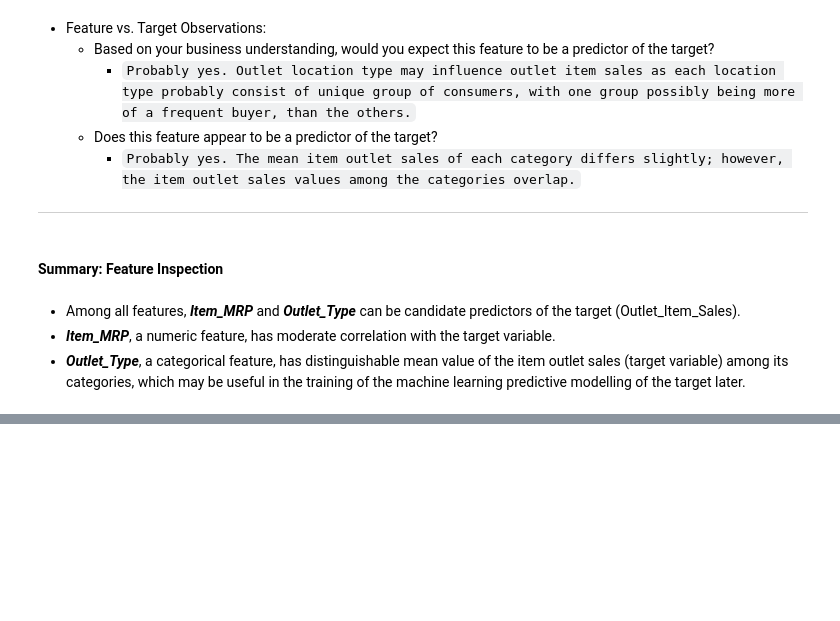
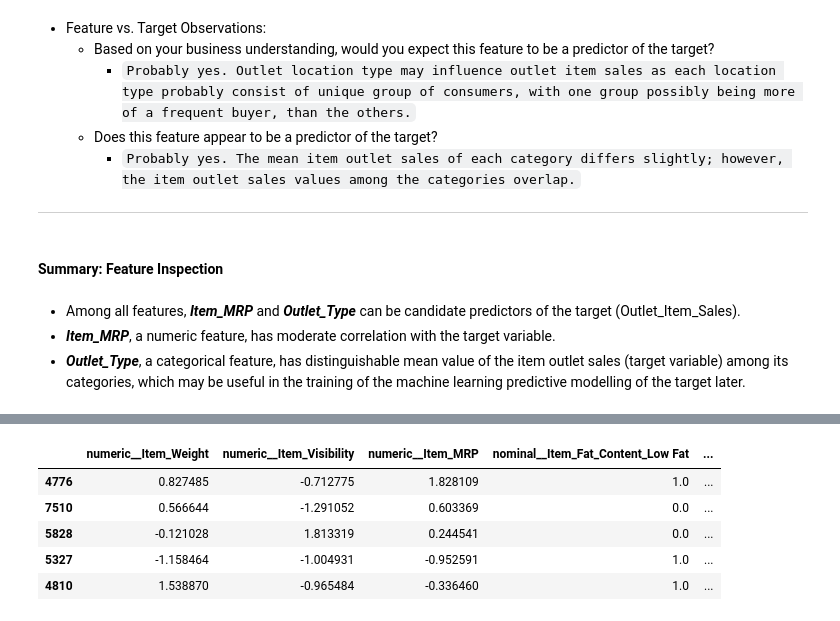
Before and after one commit to itan-s/Prediction-of-Product-Sales, a Jupyter notebook: Prediction-of-Product-Sales.ipynb, the cells around one changed output, grey strips where cells are left out. Saved outputs shown, nothing was run; the diff lists cells and outputs as text; code cells hidden in the pictures; blank space fills up the shorter version.

```diff
--- a/Prediction-of-Product-Sales.ipynb
+++ b/Prediction-of-Product-Sales.ipynb
@@ -1259,0 +1534,9 @@ ___
+# %%
+# Create tuples
+tuple_num = ('numeric', num_pipe, num_cols)
+tuple_nom = ('nominal', nom_pipe, nom_cols)
+tuple_ord = ('ordinal', ord_pipe, ord_cols)
+# %%
+# Create column transformer
+preprocess = ColumnTransformer([tuple_num, tuple_nom, tuple_ord], remainder = 'passthrough')
+preprocess
@@ -1259,0 +1563,3 @@ ___
+# %%
+# Fit the column transformer to the train data
+preprocess.fit(X_train)
@@ -1259,0 +1584,14 @@ ___
+# %%
+# Transform the train and test data
+X_train_processed = preprocess.transform(X_train)
+X_test_processed = preprocess.transform(X_test)
+# %%
+# Check the first 5 entries of X_train_processed
+X_train_processed.head()
+# %% [output]
+|  | numeric__Item_Weight | numeric__Item_Visibility | numeric__Item_MRP | nominal__Item_Fat_Content_Low Fat | ... |
+| 4776 | 0.827485 | -0.712775 | 1.828109 | 1.0 | ... |
+| 7510 | 0.566644 | -1.291052 | 0.603369 | 0.0 | ... |
+| 5828 | -0.121028 | 1.813319 | 0.244541 | 0.0 | ... |
+| 5327 | -1.158464 | -1.004931 | -0.952591 | 1.0 | ... |
+| 4810 | 1.538870 | -0.965484 | -0.336460 | 1.0 | ... |
```
Also changed, not shown: parts of 62 cells of this notebook.
